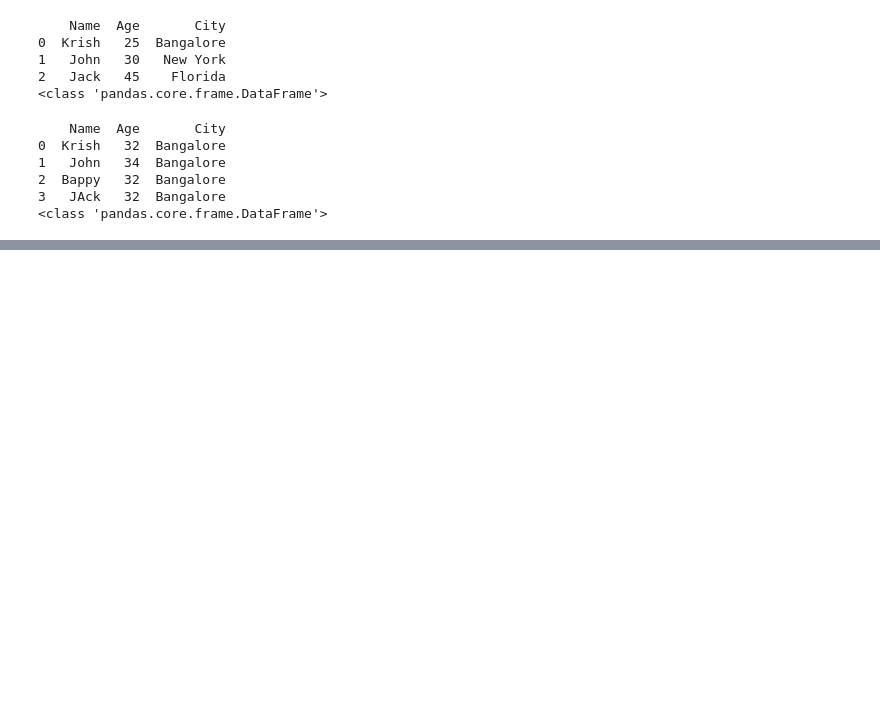
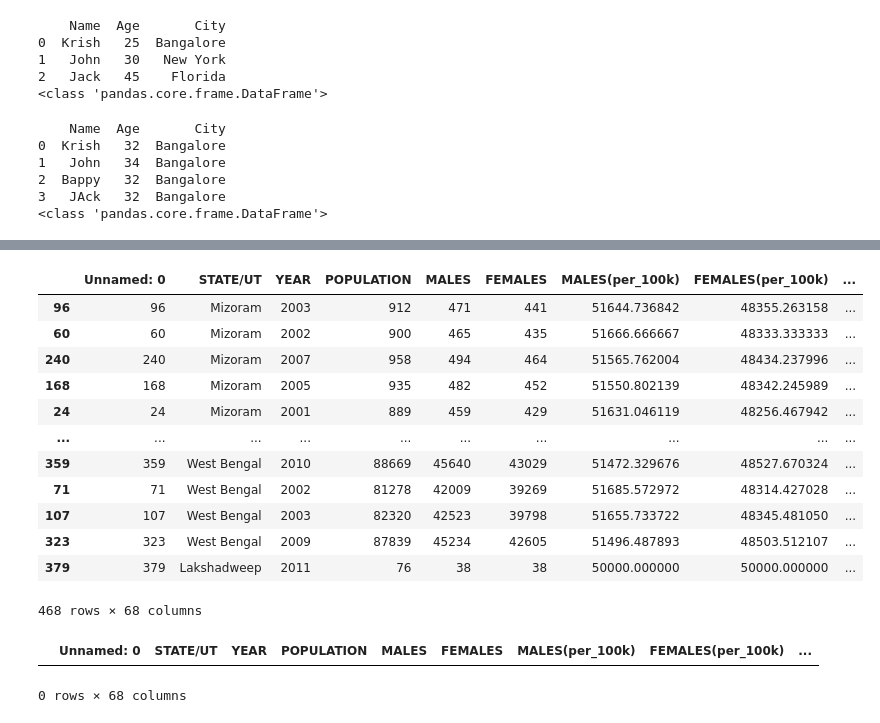
Before and after one commit to AnanyaSinghBabu/Python, a Jupyter notebook: Data Analysis/pandas.ipynb, the cells around one changed output, grey strips where cells are left out. Saved outputs shown, nothing was run; the diff lists cells and outputs as text; code cells hidden in the pictures; blank space fills up the shorter version.

```diff
--- a/Data Analysis/pandas.ipynb
+++ b/Data Analysis/pandas.ipynb
@@ -103,0 +227,4 @@ print(type(df))
+# %%
+import pandas as pd
+
+df = pd.read_csv('final.csv')
@@ -103,0 +355,23 @@ print(type(df))
+# %%
+# Sort states by highest burglary rate
+df.sort_values(by='BURGLARY(per_100k)', ascending=False)
+# %% [output]
+|  | Unnamed: 0 | STATE/UT | YEAR | POPULATION | MALES | FEMALES | MALES(per_100k) | FEMALES(per_100k) | ... |
+| 96 | 96 | Mizoram | 2003 | 912 | 471 | 441 | 51644.736842 | 48355.263158 | ... |
+| 60 | 60 | Mizoram | 2002 | 900 | 465 | 435 | 51666.666667 | 48333.333333 | ... |
+| 240 | 240 | Mizoram | 2007 | 958 | 494 | 464 | 51565.762004 | 48434.237996 | ... |
+| 168 | 168 | Mizoram | 2005 | 935 | 482 | 452 | 51550.802139 | 48342.245989 | ... |
+| 24 | 24 | Mizoram | 2001 | 889 | 459 | 429 | 51631.046119 | 48256.467942 | ... |
+| ... | ... | ... | ... | ... | ... | ... | ... | ... | ... |
+| 359 | 359 | West Bengal | 2010 | 88669 | 45640 | 43029 | 51472.329676 | 48527.670324 | ... |
+| 71 | 71 | West Bengal | 2002 | 81278 | 42009 | 39269 | 51685.572972 | 48314.427028 | ... |
+| 107 | 107 | West Bengal | 2003 | 82320 | 42523 | 39798 | 51655.733722 | 48345.481050 | ... |
+| 323 | 323 | West Bengal | 2009 | 87839 | 45234 | 42605 | 51496.487893 | 48503.512107 | ... |
+| 379 | 379 | Lakshadweep | 2011 | 76 | 38 | 38 | 50000.000000 | 50000.000000 | ... |
+468 rows × 68 columns
+# %%
+# Filter data for a specific year
+df[df['YEAR'] == 2020]
+# %% [output]
+|  | Unnamed: 0 | STATE/UT | YEAR | POPULATION | MALES | FEMALES | MALES(per_100k) | FEMALES(per_100k) | ... |
+0 rows × 68 columns
```
Also changed, not shown: parts of 32 cells of this notebook, 6 other files.
